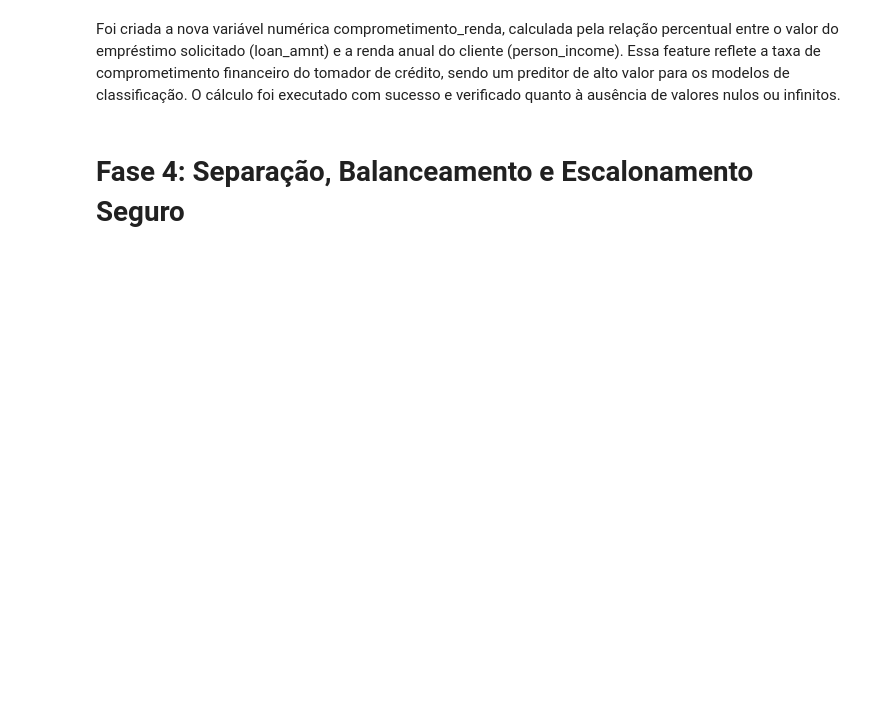
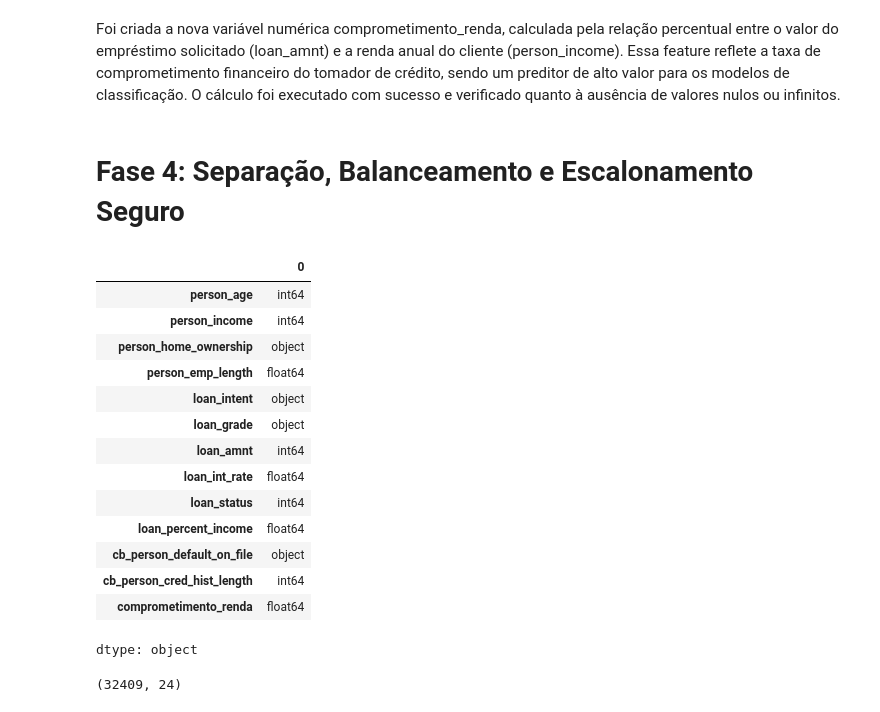
Before and after one commit to thais30206/Projeto-Final.-Modulo-1, a Jupyter notebook: Proyecto_final_Modulo_1.ipynb, the cells around one changed output. Cells and saved outputs as stored; diff of their text form; code cells hidden in the pictures; blank space fills up the shorter version.

```diff
--- a/Proyecto_final_Modulo_1.ipynb
+++ b/Proyecto_final_Modulo_1.ipynb
@@ -211,3 +215,26 @@ Name: comprometimento_renda, dtype: float64
 Foi criada a nova variável numérica comprometimento_renda, calculada pela relação percentual entre o valor do empréstimo solicitado (loan_amnt) e a renda anual do cliente (person_income). Essa feature reflete a taxa de comprometimento financeiro do tomador de crédito, sendo um preditor de alto valor para os modelos de classificação. O cálculo foi executado com sucesso e verificado quanto à ausência de valores nulos ou infinitos.
 # %% [markdown]
 # **Fase 4: Separação, Balanceamento e Escalonamento Seguro**
+# %%
+df.dtypes
+# %% [output]
+|  | 0 |
+| person_age | int64 |
+| person_income | int64 |
+| person_home_ownership | object |
+| person_emp_length | float64 |
+| loan_intent | object |
+| loan_grade | object |
+| loan_amnt | int64 |
+| loan_int_rate | float64 |
+| loan_status | int64 |
+| loan_percent_income | float64 |
+| cb_person_default_on_file | object |
+| cb_person_cred_hist_length | int64 |
+| comprometimento_renda | float64 |
+dtype: object
+# %%
+df_dummies = pd.get_dummies(df, columns=['person_home_ownership','loan_intent', 'loan_grade', 'cb_person_default_on_file'], drop_first=True)
+df_dummies.shape
+# %% [output]
+(32409, 24)
```
Also changed, not shown: parts of 7 cells of this notebook.
